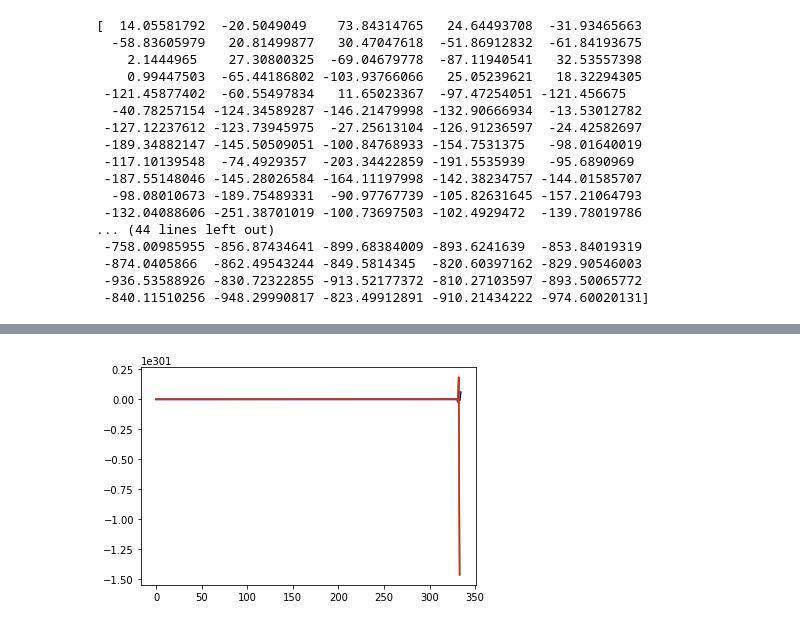
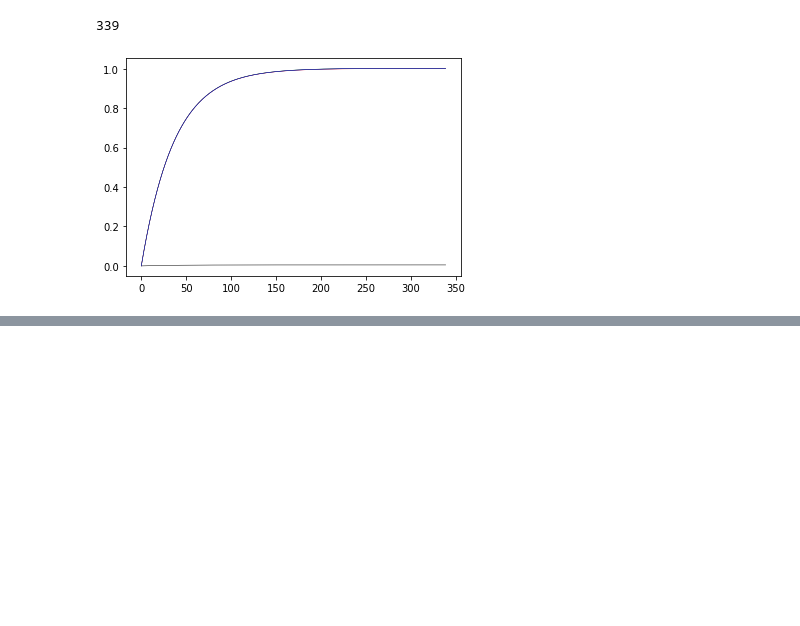
Before and after one commit to CJavaPython/AssignmentFolder, a Jupyter notebook: Assignment04/Assignment04.ipynb, the cells around one changed output, grey strips where cells are left out. Saved outputs shown, nothing was run; the diff lists cells and outputs as text; code cells hidden in the pictures; blank space fills up the shorter version.

```diff
--- a/Assignment04/Assignment04.ipynb
+++ b/Assignment04/Assignment04.ipynb
@@ -70,6 +50,4 @@ array([-14.055 ,  20.5   , -73.8   , -24.64  ,  31.94  ,  58.84  ,
 # %%
-#np.seterr(over = "raise")
-
 t0_list = []
 t1_list = []
 t2_list = []
@@ -88,84 +66,53 @@ Z = np.transpose(test_data)[3]
 
 t0 = 0.0
 t1 = 0.0
 t2 = 0.0
 t3 = 0.0
 theta = np.array([t0, t1, t2, t3])
-theta.astype(np.float32)
 
+#step size
+a = 0.0000003
 
-h = np.dot(test_data, np.transpose(theta)) - test_h
-
-print(h)
-#step size
-a = 0.0001
+#standard convergence
+cvg = 0.000000000000001
 
 while 1:
-  #hypothesis
-  h = np.dot(test_data, np.transpose(theta)) - test_h
-
-  #error
+  h = np.dot(train_data,theta.T) - train_h
   J = np.mean(h ** 2) / 2
 
-  tmp0 = t0
-  tmp1 = t1
-  tmp2 = t2
-  tmp3 = t2
+  t0 = theta[0]
+  t1 = theta[1]
+  t2 = theta[2]
+  t3 = theta[3]
 
-  t0 = t0 - a * np.mean(h)
-  t1 = t1 - a * np.mean(h * X)
-  t2 = t2 - a * np.mean(h * Y)
-  t3 = t3 - a * np.mean(h * Z)
+  theta[0] = t0 - np.mean(h) * a
+  theta[1] = t1 - np.mean(h * X) * a
+  theta[2] = t2 - np.mean(h * Y) * a
+  theta[3] = t3 - np.mean(h * Z) * a
 
-  theta = np.array([t0, t1, t2, t3])
-  theta.astype(np.float32)
-
-  h = np.dot(test_data, np.transpose(theta)) - test_h
-
-  J_ts.append(J)
+  J_tr.append(J)
   t0_list.append(t0)
   t1_list.append(t1)
   t2_list.append(t2)
   t3_list.append(t3)
 
+  if pow((t0 - theta[0]), 2) < cvg or pow((t1 - theta[1]), 2) < cvg or pow((t2 - theta[2]), 2) < cvg or pow((t3 - theta[3]), 2) < cvg:
+    break
   i += 1
 
-  if tmp0 == t0 or tmp1 == t1 or tmp2 == t2 or tmp3 == t3:
-    break
-
-  if i > 9999:
-    print(theta)
-
-
-  if i > 10000:
-    break
 
 print(i)
 t0_line = plt.plot(t0_list)
 t1_line = plt.plot(t1_list)
 t2_line = plt.plot(t2_list)
 t3_line = plt.plot(t3_list)
+plt.setp(t0_line, color = 'k', linewidth = 0.5)
+plt.setp(t1_line, color = 'r', linewidth = 0.5)
+plt.setp(t2_line, color = 'g', linewidth = 0.5)
+plt.setp(t3_line, color = 'b', linewidth = 0.5)
 
-plt.setp(t0_line, color = 'k', linewidth = 2.0)
-plt.setp(t0_line, color = 'r', linewidth = 2.0)
-plt.setp(t0_line, color = 'g', linewidth = 2.0)
-plt.setp(t0_line, color = 'b', linewidth = 2.0)
+plt.figure(figsize = (10, 10))
 plt.show()
 # %% [output]
-[  14.05581792  -20.5049049    73.84314765   24.64493708  -31.93465663
-  -58.83605979   20.81499877   30.47047618  -51.86912832  -61.84193675
-    2.1444965    27.30800325  -69.04679778  -87.11940541   32.53557398
-    0.99447503  -65.44186802 -103.93766066   25.05239621   18.32294305
- -121.45877402  -60.55497834   11.65023367  -97.47254051 -121.456675
-  -40.78257154 -124.34589287 -146.21479998 -132.90666934  -13.53012782
- -127.12237612 -123.73945975  -27.25613104 -126.91236597  -24.42582697
- -189.34882147 -145.50509051 -100.84768933 -154.7531375   -98.01640019
- -117.10139548  -74.4929357  -203.34422859 -191.5535939   -95.6890969
- -187.55148046 -145.28026584 -164.11197998 -142.38234757 -144.01585707
-  -98.08010673 -189.75489331  -90.97767739 -105.82631645 -157.21064793
- -132.04088606 -251.38701019 -100.73697503 -102.4929472  -139.78019786
-... (44 lines left out)
- -758.00985955 -856.87434641 -899.68384009 -893.6241639  -853.84019319
- -874.0405866  -862.49543244 -849.5814345  -820.60397162 -829.90546003
- -936.53588926 -830.72322855 -913.52177372 -810.27103597 -893.50065772
- -840.11510256 -948.29990817 -823.49912891 -910.21434222 -974.60020131]
+339
+[figure, new version]
@@ -175 +119,0 @@ plt.show()
-[figure, old version]
```
Also changed, not shown: parts of 6 cells of this notebook.
